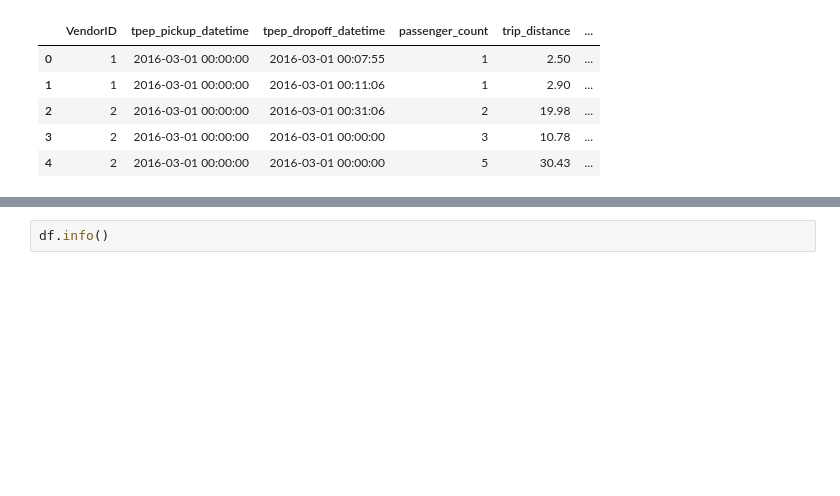
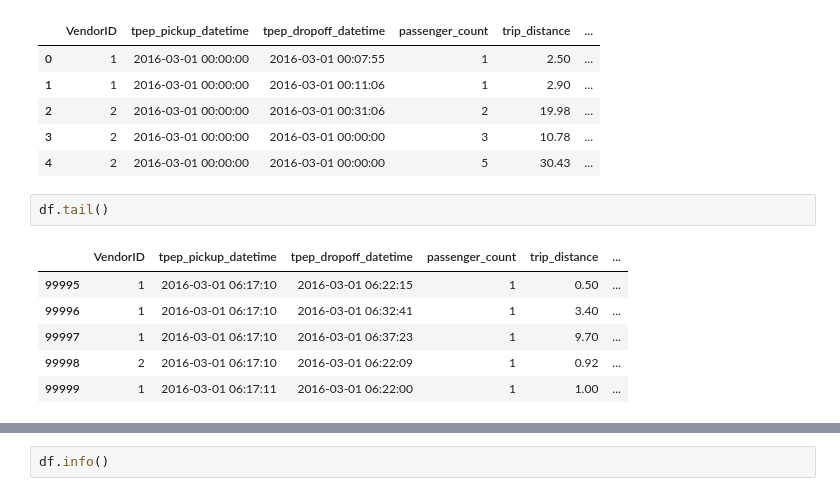
Before and after one commit to yashvisharma1204/Uber_rides-data_analysis, a Jupyter notebook: data.ipynb, the cells around one changed output, grey strips where cells are left out. Cells and saved outputs as stored; diff of their text form; blank space fills up the shorter version.

```diff
--- a/data.ipynb
+++ b/data.ipynb
@@ -21,3 +13,12 @@ df.head()
 | 2 | 2 | 2016-03-01 00:00:00 | 2016-03-01 00:31:06 | 2 | 19.98 | ... |
 | 3 | 2 | 2016-03-01 00:00:00 | 2016-03-01 00:00:00 | 3 | 10.78 | ... |
 | 4 | 2 | 2016-03-01 00:00:00 | 2016-03-01 00:00:00 | 5 | 30.43 | ... |
+# %%
+df.tail()
+# %% [output]
+|  | VendorID | tpep_pickup_datetime | tpep_dropoff_datetime | passenger_count | trip_distance | ... |
+| 99995 | 1 | 2016-03-01 06:17:10 | 2016-03-01 06:22:15 | 1 | 0.50 | ... |
+| 99996 | 1 | 2016-03-01 06:17:10 | 2016-03-01 06:32:41 | 1 | 3.40 | ... |
+| 99997 | 1 | 2016-03-01 06:17:10 | 2016-03-01 06:37:23 | 1 | 9.70 | ... |
+| 99998 | 2 | 2016-03-01 06:17:10 | 2016-03-01 06:22:09 | 1 | 0.92 | ... |
+| 99999 | 1 | 2016-03-01 06:17:11 | 2016-03-01 06:22:00 | 1 | 1.00 | ... |
```
Also changed, not shown: parts of 8 cells of this notebook.
